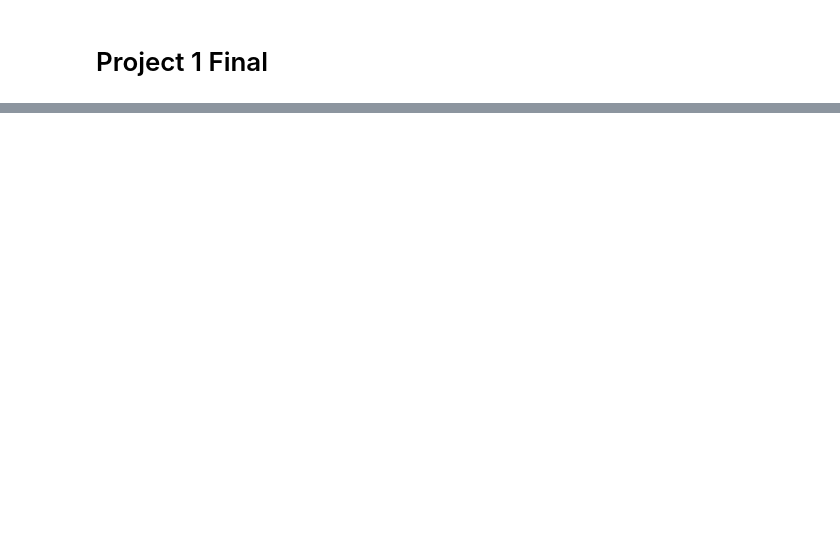
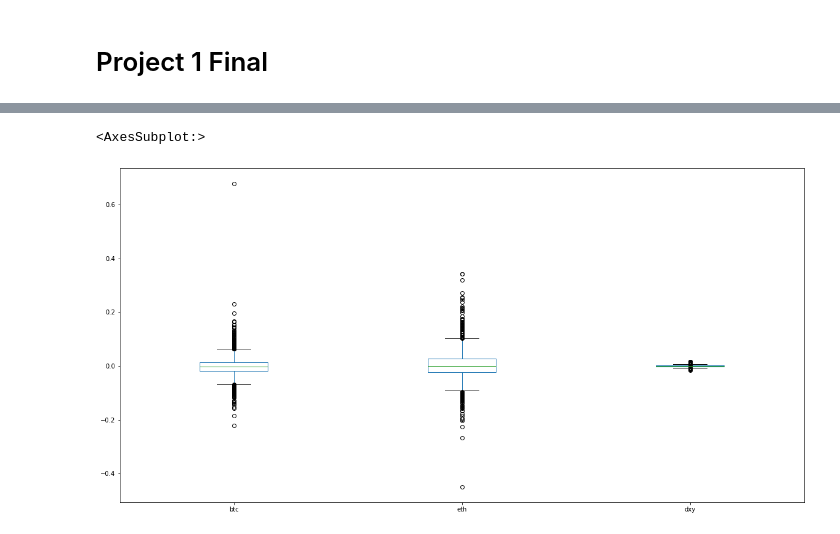
Before and after one commit to msierracrypto/project-1, a Jupyter notebook: Project1-Final.ipynb, the cells around one changed output, grey strips where cells are left out. Drawn from its saved outputs; the diff is of its cells as text; code cells hidden in the pictures; blank space fills up the shorter version.

```diff
--- a/Project1-Final.ipynb
+++ b/Project1-Final.ipynb
@@ -49,0 +232,6 @@ NameError: name 'pandas_datetime_types' is not defined
+# %%
+# Box plot to visually illustrate risk
+df_daily.plot(kind = "box", figsize = (20, 10))
+# %% [output]
+<AxesSubplot:>
+[figure, added]
```
Also changed, not shown: parts of 30 cells of this notebook, 3 other files.
